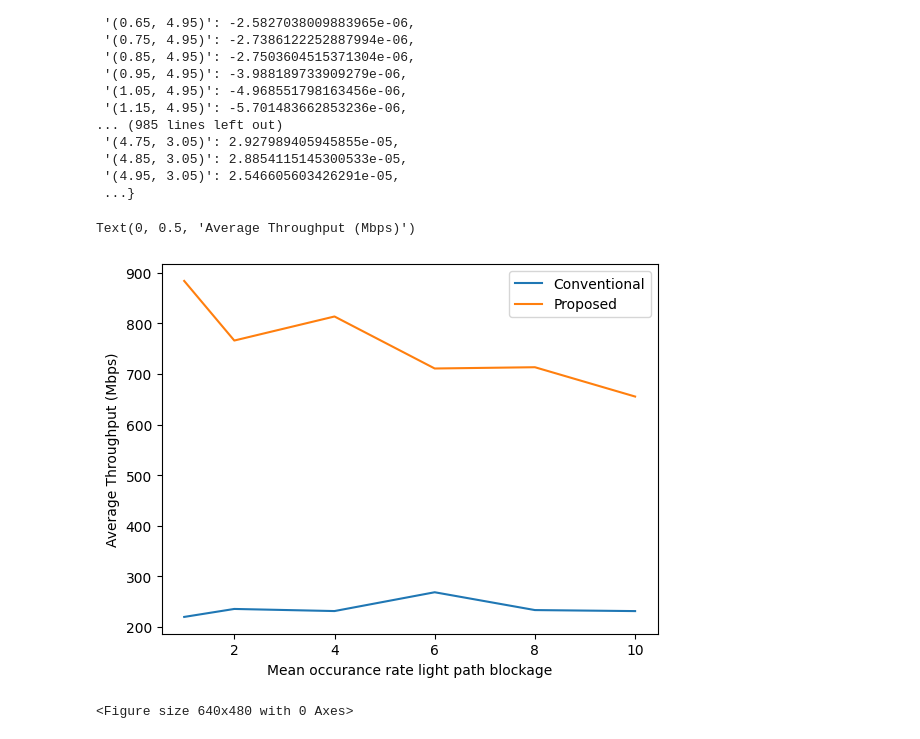
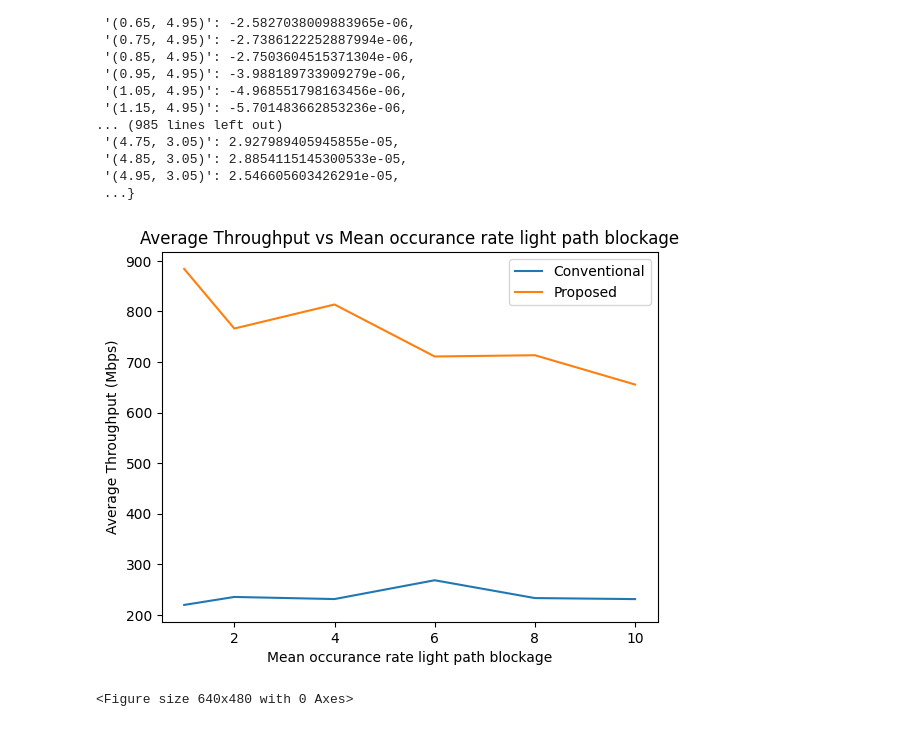
Before and after one commit to deeksha20049/wn-project, a Jupyter notebook: nlos.ipynb, the cells around one changed output. Drawn from its saved outputs; the diff is of its cells as text; code cells hidden in the pictures.

Commit message:
graphs and papers

```diff
--- a/nlos.ipynb
+++ b/nlos.ipynb
@@ -336,15 +336,17 @@ import matplotlib.pyplot as plt
 # %%
 x1 = [1,2,4,6,8,10]
 y1 = [219.57424387505597,235.35126491845972,231.1728382890945,268.37015041603314,233.12358048811774,231.0953126475178]
 y2 = [884.2071576906355,766.2872658073504,813.8466174876554,710.9811791069699,713.4887047138029,655.5018099589936]
 plt.plot(x1, y1, label =  "Conventional")
 plt.plot(x1, y2, label = "Proposed")
 plt.legend()
 plt.xlabel('Mean occurance rate light path blockage')
 plt.ylabel('Average Throughput (Mbps)')
+plt.title('Average Throughput vs Mean occurance rate light path blockage')
+plt.savefig('mean_occurance_rate_light_path_blockage_vs_throughput_plot.png')
+plt.show()
 # %% [output]
-Text(0, 0.5, 'Average Throughput (Mbps)')
-[figure, old version]
+[figure, new version]
 # %%
 # plt.imsave('channel_gain_nlos_mids_125_375.png', d_125_375)
 # %% [output]
```
Also changed, not shown: parts of 1 cell of this notebook, 7 other files.
